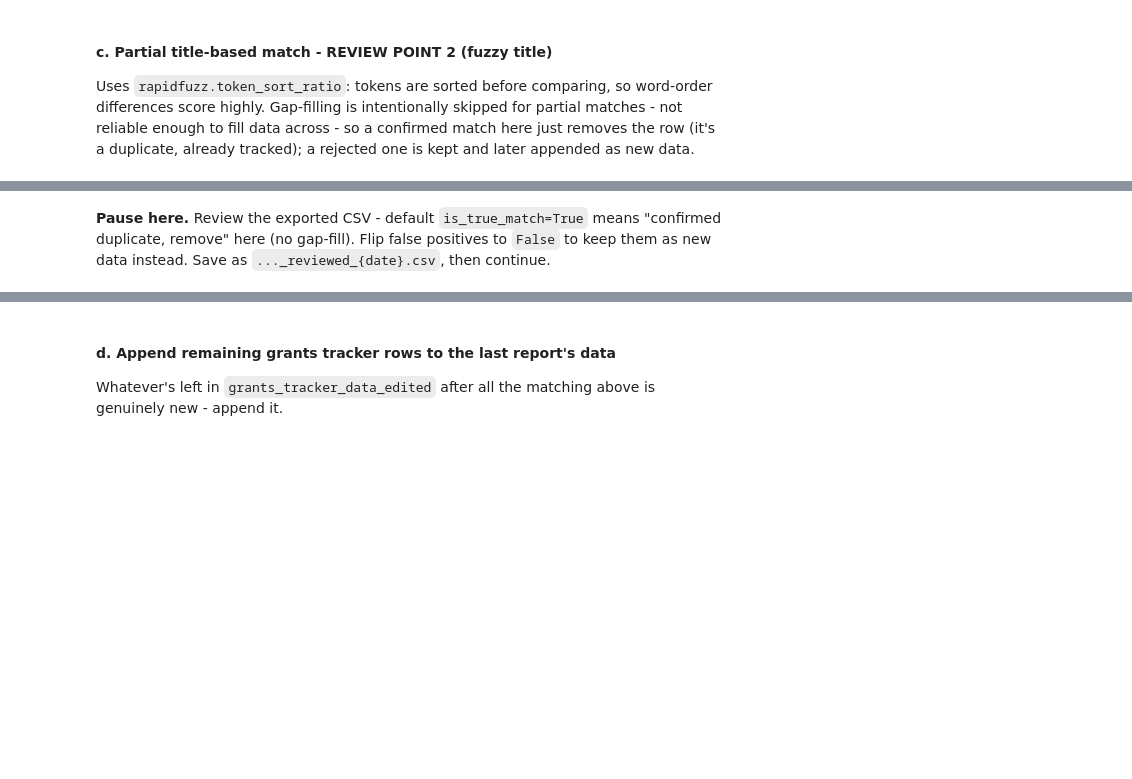
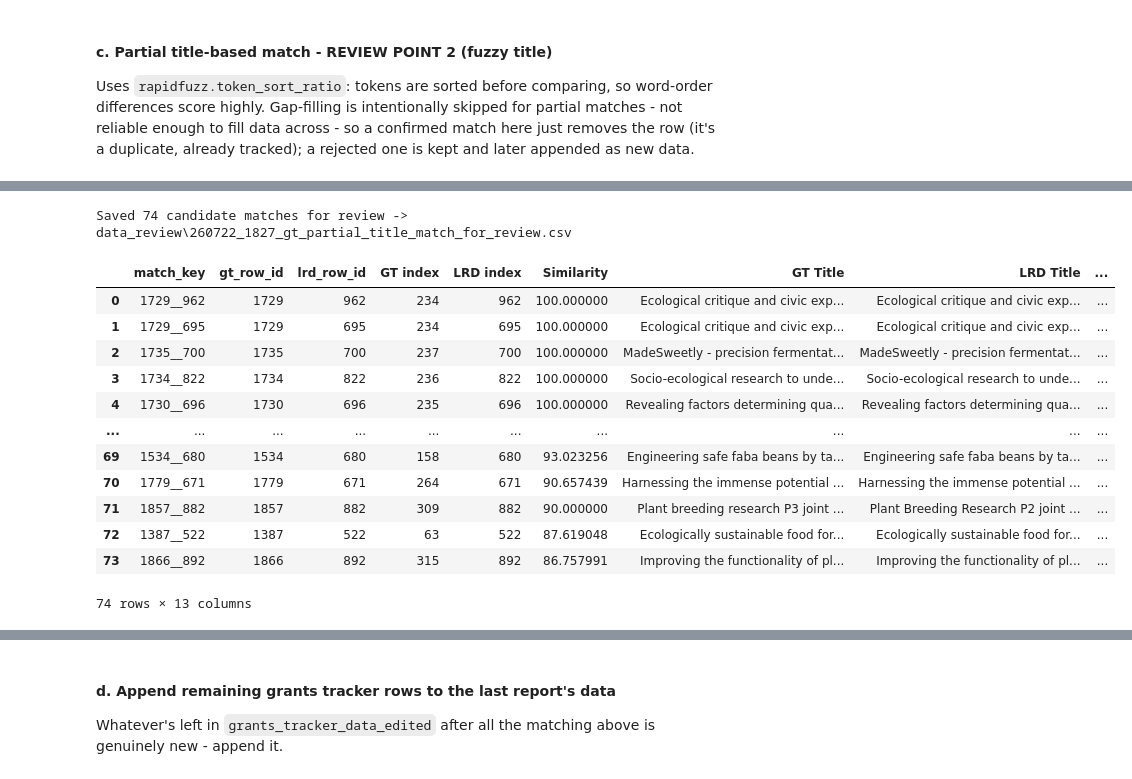
Before and after one commit to violah-fellow/SHEEP, a Jupyter notebook: Pipeline/Funding/S2_grant_deduplication.ipynb, the cells around one changed output, grey strips where cells are left out. Cells and saved outputs as stored; diff of their text form; code cells hidden in the pictures; blank space fills up the shorter version.

```diff
--- a/Pipeline/Funding/S2_grant_deduplication.ipynb
+++ b/Pipeline/Funding/S2_grant_deduplication.ipynb
@@ -528,7 +725,20 @@ partial_matches_df
 # %%
 export_for_review(
     partial_matches_df, id_cols=['gt_row_id', 'lrd_row_id'],
-    out_path=DATA_DIR / f'gt_partial_title_match_for_review_{RUN_DATE}.csv',
+    out_path=REVIEW_DIR / f'{RUN_TIMESTAMP}_gt_partial_title_match_for_review.csv',
 )
+# %% [output]
+Saved 74 candidate matches for review -> data_review\260722_1827_gt_partial_title_match_for_review.csv
+|  | match_key | gt_row_id | lrd_row_id | GT index | LRD index | Similarity | GT Title | LRD Title | ... |
+| 0 | 1729__962 | 1729 | 962 | 234 | 962 | 100.000000 | Ecological critique and civic exp... | Ecological critique and civic exp... | ... |
+| 1 | 1729__695 | 1729 | 695 | 234 | 695 | 100.000000 | Ecological critique and civic exp... | Ecological critique and civic exp... | ... |
+| 2 | 1735__700 | 1735 | 700 | 237 | 700 | 100.000000 | MadeSweetly - precision fermentat... | MadeSweetly - precision fermentat... | ... |
+| 3 | 1734__822 | 1734 | 822 | 236 | 822 | 100.000000 | Socio-ecological research to unde... | Socio-ecological research to unde... | ... |
+| 4 | 1730__696 | 1730 | 696 | 235 | 696 | 100.000000 | Revealing factors determining qua... | Revealing factors determining qua... | ... |
+| ... | ... | ... | ... | ... | ... | ... | ... | ... | ... |
+| 69 | 1534__680 | 1534 | 680 | 158 | 680 | 93.023256 | Engineering safe faba beans by ta... | Engineering safe faba beans by ta... | ... |
+| 70 | 1779__671 | 1779 | 671 | 264 | 671 | 90.657439 | Harnessing the immense potential ... | Harnessing the immense potential ... | ... |
+| 71 | 1857__882 | 1857 | 882 | 309 | 882 | 90.000000 | Plant breeding research P3 joint ... | Plant Breeding Research P2 joint ... | ... |
+| 72 | 1387__522 | 1387 | 522 | 63 | 522 | 87.619048 | Ecologically sustainable food for... | Ecologically sustainable food for... | ... |
+| 73 | 1866__892 | 1866 | 892 | 315 | 892 | 86.757991 | Improving the functionality of pl... | Improving the functionality of pl... | ... |
+74 rows × 13 columns
-# %% [markdown]
-**Pause here.** Review the exported CSV - default `is_true_match=True` means "confirmed duplicate, remove" here (no gap-fill). Flip false positives to `False` to keep them as new data instead. Save as `..._reviewed_{date}.csv`, then continue.
```
Also changed, not shown: parts of 31 cells of this notebook, 38 other files.
